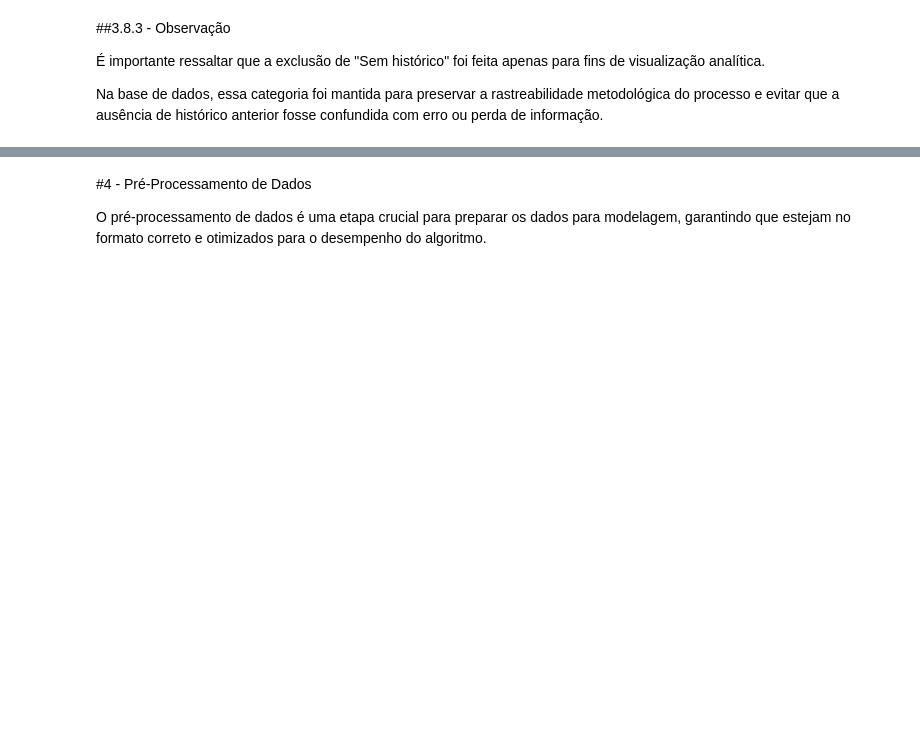
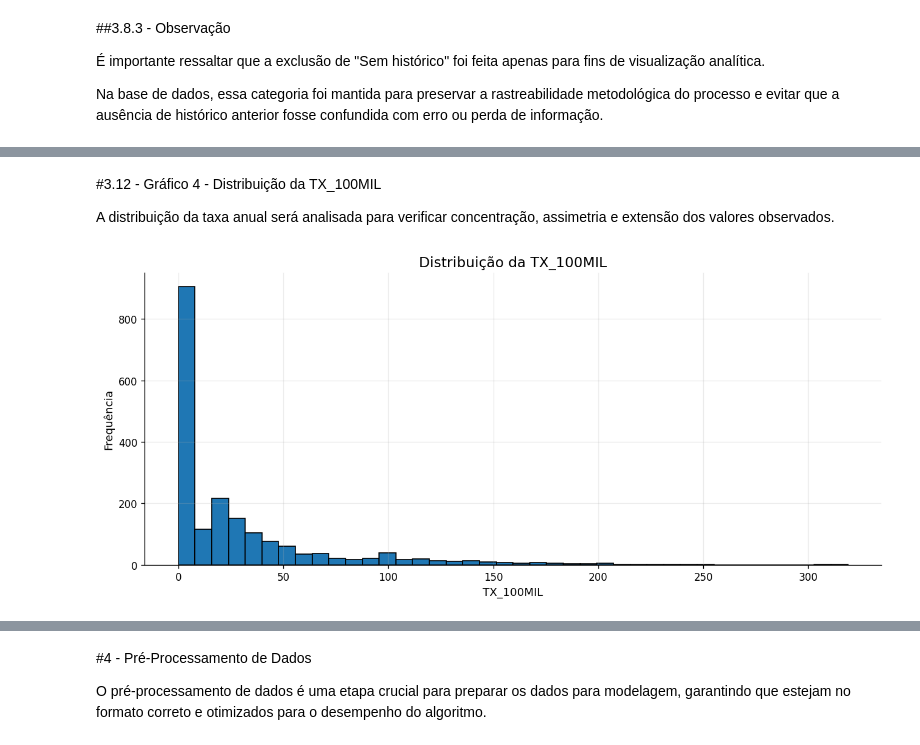
Before and after one commit to Marcelo-Silvestre/Analise_Dados_Boas_Praticas_PUCRIO, a Jupyter notebook: Notebooks/MVP_Análise_de_Dados_e_Boas_Práticas_(4052025001857).ipynb, the cells around one changed output, grey strips where cells are left out. Drawn from its saved outputs; the diff is of its cells as text; code cells hidden in the pictures; blank space fills up the shorter version.

```diff
--- a/Notebooks/MVP_Análise_de_Dados_e_Boas_Práticas_(4052025001857).ipynb
+++ b/Notebooks/MVP_Análise_de_Dados_e_Boas_Práticas_(4052025001857).ipynb
@@ -964,0 +756,14 @@ dtype: int64
+# %% [markdown]
+#3.12 - Gráfico 4 - Distribuição da TX_100MIL
+
+A distribuição da taxa anual será analisada para verificar concentração, assimetria e extensão dos valores observados.
+# %%
+plt.figure(figsize=(11, 5))
+plt.hist(df_anual['TX_100MIL'].dropna(), bins=40, edgecolor='black')
+plt.title('Distribuição da TX_100MIL')
+plt.xlabel('TX_100MIL')
+plt.ylabel('Frequência')
+plt.tight_layout()
+plt.show()
+# %% [output]
+[figure, added]
```
Also changed, not shown: parts of 115 cells of this notebook.
